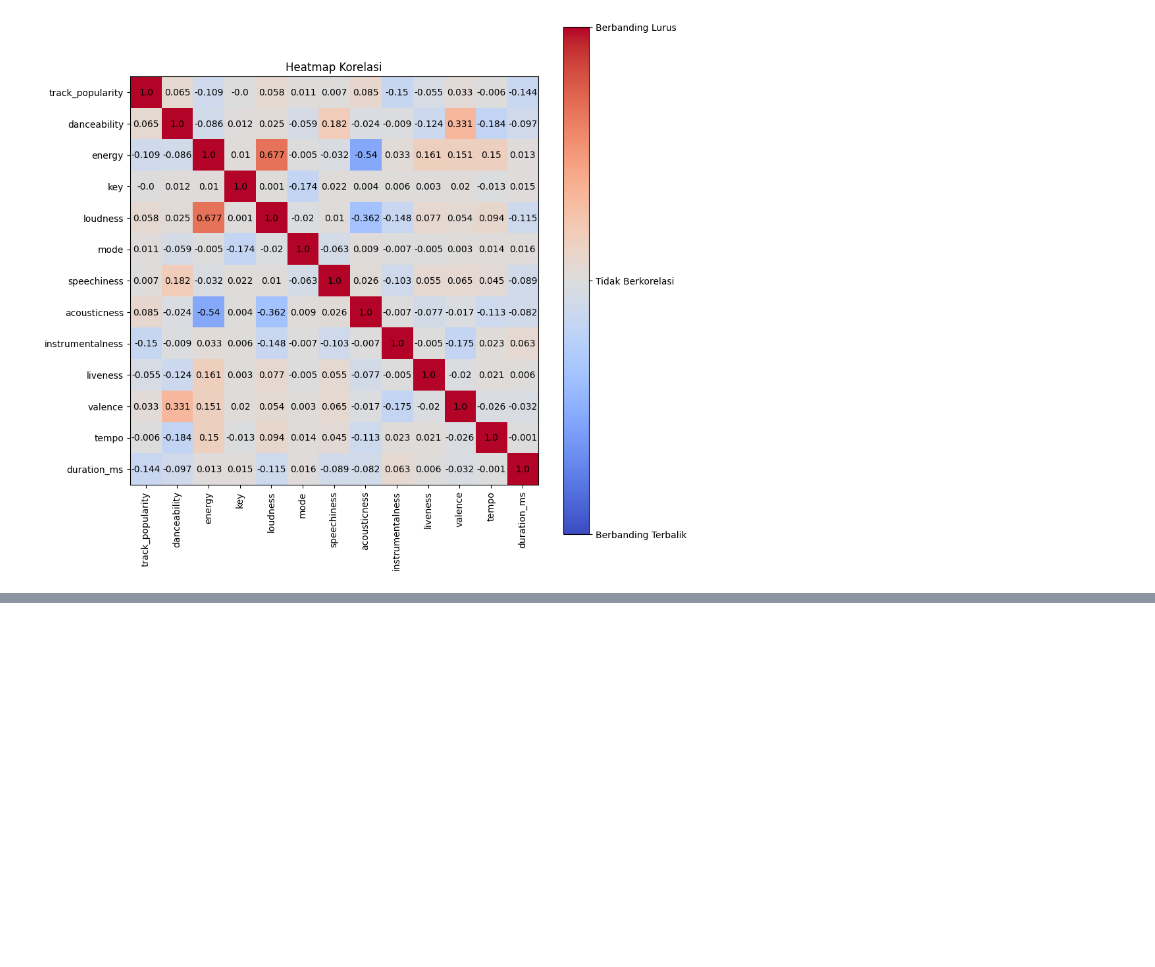
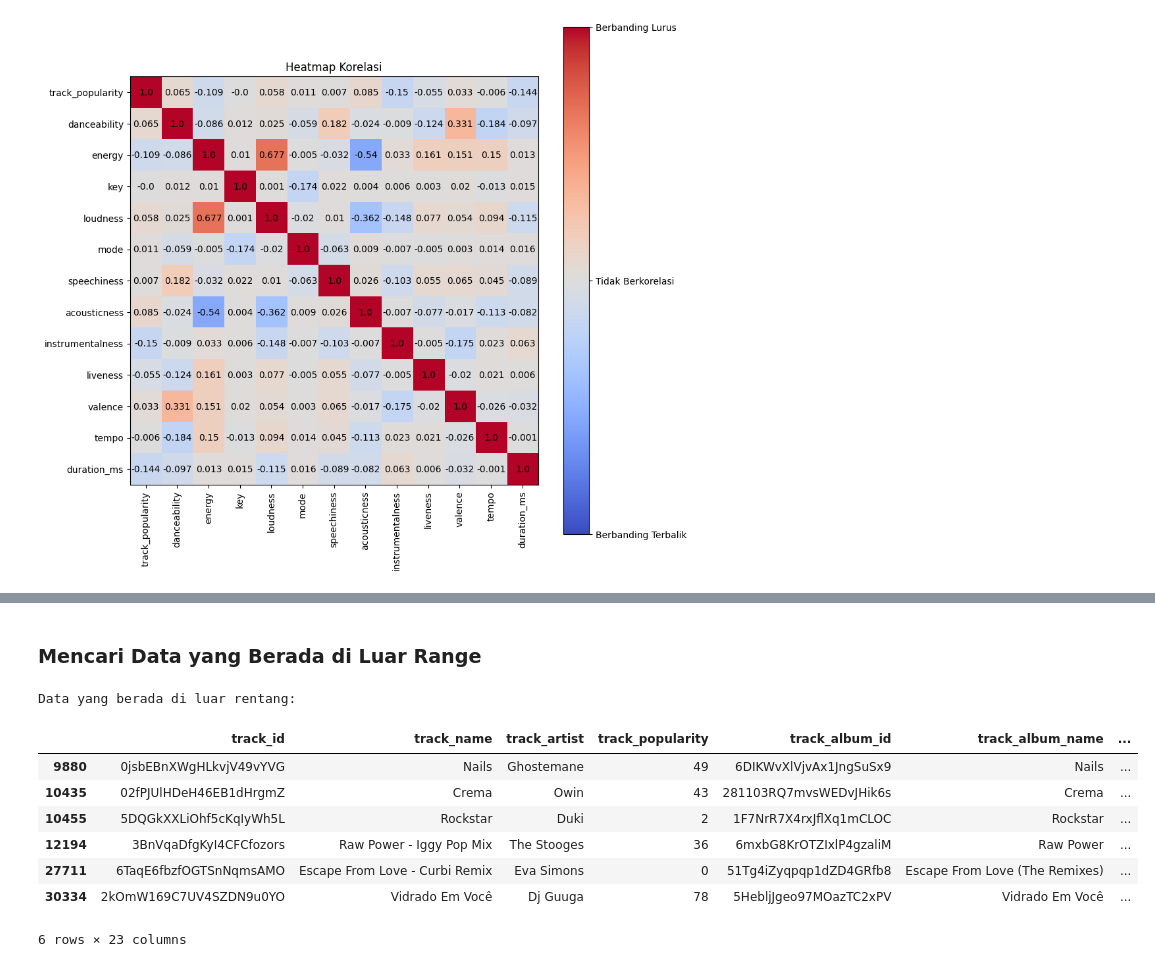
Before and after one commit to susTuna/Analisis-dan-Visualisasi-Data-Lagu-Spotify, a Jupyter notebook: Analisis dan Visualisasi 30000 Spotify Songs.ipynb, the cells around one changed output, grey strips where cells are left out. Cells and saved outputs as stored; diff of their text form; code cells hidden in the pictures; blank space fills up the shorter version.

```diff
--- a/Visualisasi dan Korelasi.ipynb
+++ b/Analisis dan Visualisasi 30000 Spotify Songs.ipynb
@@ -166,0 +446,22 @@ plt.show()
+# %% [markdown]
+### **Mencari Data yang Berada di Luar Range**
+# %%
+# Menentukan rentang seharusnya
+expected_range = (-60, 0)
+
+# Filter data yang berada di luar rentang
+out_of_range_data = data_cl[(data_cl['loudness'] < expected_range[0]) | (data_cl['loudness'] > expected_range[1])]
+
+# Menampilkan data yang berada di luar rentang
+print("Data yang berada di luar rentang:")
+out_of_range_data
+# %% [output]
+Data yang berada di luar rentang:
+|  | track_id | track_name | track_artist | track_popularity | track_album_id | track_album_name | ... |
+| 9880 | 0jsbEBnXWgHLkvjV49vYVG | Nails | Ghostemane | 49 | 6DIKWvXlVjvAx1JngSuSx9 | Nails | ... |
+| 10435 | 02fPJUlHDeH46EB1dHrgmZ | Crema | Owin | 43 | 281103RQ7mvsWEDvJHik6s | Crema | ... |
+| 10455 | 5DQGkXXLiOhf5cKqIyWh5L | Rockstar | Duki | 2 | 1F7NrR7X4rxJflXq1mCLOC | Rockstar | ... |
+| 12194 | 3BnVqaDfgKyI4CFCfozors | Raw Power - Iggy Pop Mix | The Stooges | 36 | 6mxbG8KrOTZIxlP4gzaliM | Raw Power | ... |
+| 27711 | 6TaqE6fbzfOGTSnNqmsAMO | Escape From Love - Curbi Remix | Eva Simons | 0 | 51Tg4iZyqpqp1dZD4GRfb8 | Escape From Love (The Remixes) | ... |
+| 30334 | 2kOmW169C7UV4SZDN9u0YO | Vidrado Em Você | Dj Guuga | 78 | 5HebljJgeo97MOazTC2xPV | Vidrado Em Você | ... |
+6 rows × 23 columns
```
Also changed, not shown: parts of 68 cells of this notebook.
